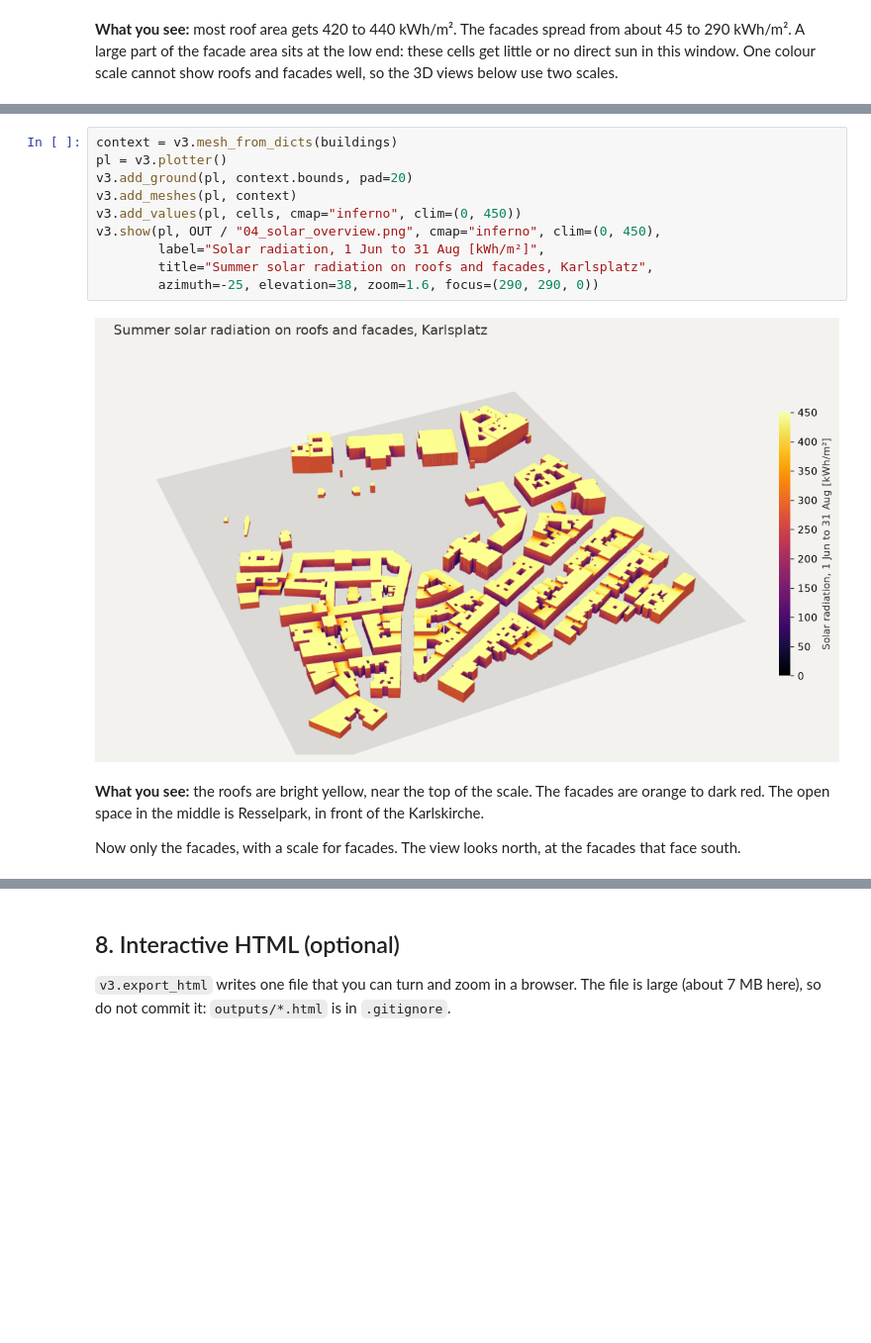
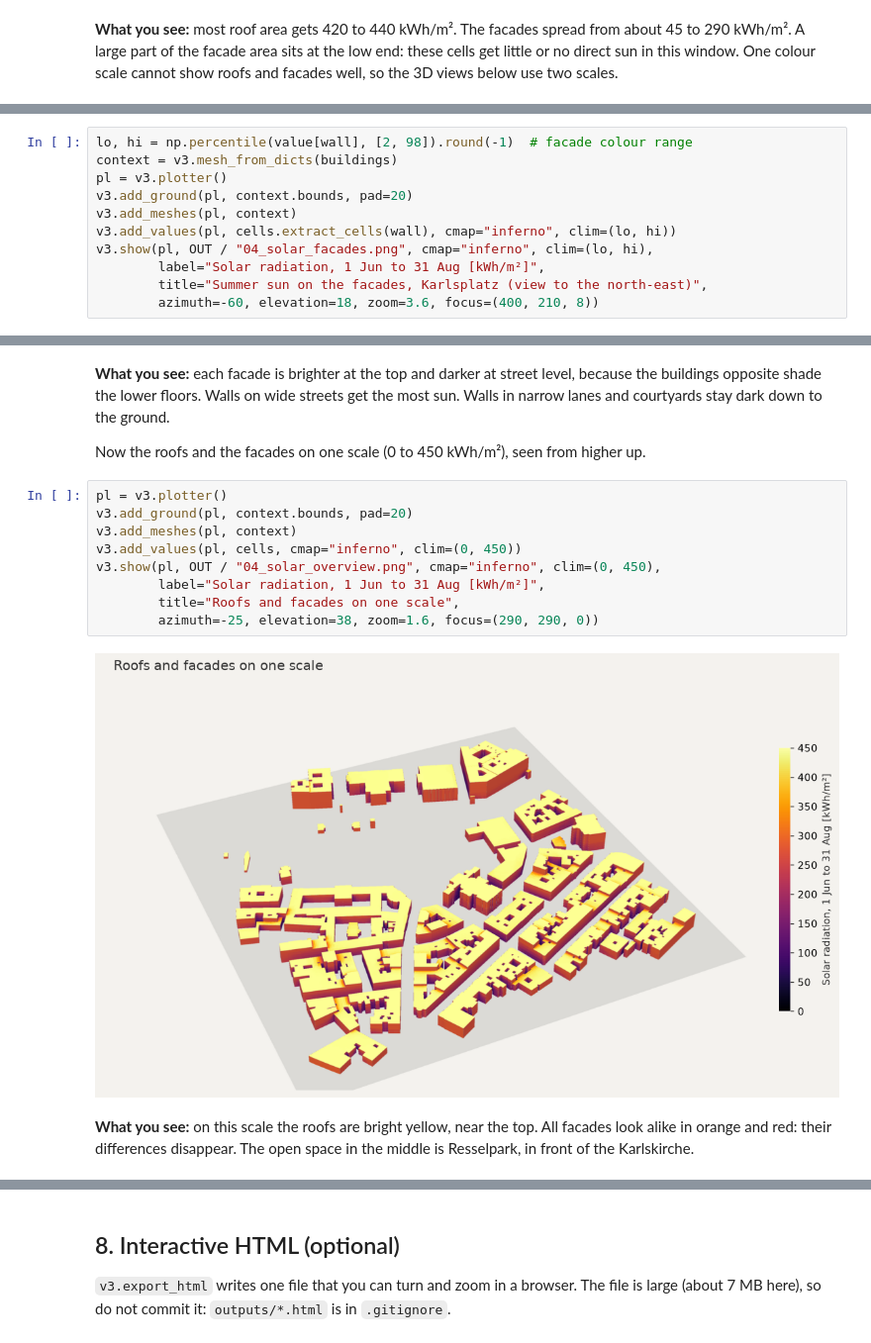
Before and after one commit to Infrared-city/infrared-skills, a Jupyter notebook: cookbook/notebooks/04_solar_facades_3d.ipynb, the cells around one changed output, grey strips where cells are left out. Shown at 99% size. Saved outputs shown, nothing was run; the diff lists cells and outputs as text; blank space fills up the shorter version.

```diff
--- a/cookbook/notebooks/04_solar_facades_3d.ipynb
+++ b/cookbook/notebooks/04_solar_facades_3d.ipynb
@@ -155,0 +160,11 @@ or no direct sun in this window. One colour scale cannot show roofs and facades
+# %%
+lo, hi = np.percentile(value[wall], [2, 98]).round(-1)  # facade colour range
+context = v3.mesh_from_dicts(buildings)
+pl = v3.plotter()
+v3.add_ground(pl, context.bounds, pad=20)
+v3.add_meshes(pl, context)
+v3.add_values(pl, cells.extract_cells(wall), cmap="inferno", clim=(lo, hi))
+v3.show(pl, OUT / "04_solar_facades.png", cmap="inferno", clim=(lo, hi),
+        label="Solar radiation, 1 Jun to 31 Aug [kWh/m²]",
+        title="Summer sun on the facades, Karlsplatz (view to the north-east)",
+        azimuth=-60, elevation=18, zoom=3.6, focus=(400, 210, 8))
@@ -156,17 +173,21 @@ or no direct sun in this window. One colour scale cannot show roofs and facades
+# %% [markdown]
+**What you see:** each facade is brighter at the top and darker at street level, because the
+buildings opposite shade the lower floors. Walls on wide streets get the most sun. Walls in
+narrow lanes and courtyards stay dark down to the ground.
+
+Now the roofs and the facades on one scale (0 to 450 kWh/m²), seen from higher up.
 # %%
-context = v3.mesh_from_dicts(buildings)
 pl = v3.plotter()
 v3.add_ground(pl, context.bounds, pad=20)
 v3.add_meshes(pl, context)
 v3.add_values(pl, cells, cmap="inferno", clim=(0, 450))
 v3.show(pl, OUT / "04_solar_overview.png", cmap="inferno", clim=(0, 450),
         label="Solar radiation, 1 Jun to 31 Aug [kWh/m²]",
-        title="Summer solar radiation on roofs and facades, Karlsplatz",
+        title="Roofs and facades on one scale",
         azimuth=-25, elevation=38, zoom=1.6, focus=(290, 290, 0))
 # %% [output]
-[figure, old version]
+[figure, new version]
 # %% [markdown]
-**What you see:** the roofs are bright yellow, near the top of the scale. The facades are
-orange to dark red. The open space in the middle is Resselpark, in front of the Karlskirche.
-
-Now only the facades, with a scale for facades. The view looks north, at the facades that face south.
+**What you see:** on this scale the roofs are bright yellow, near the top. All facades look
+alike in orange and red: their differences disappear. The open space in the middle is
+Resselpark, in front of the Karlskirche.
```
Also changed, not shown: parts of 5 cells of this notebook, 3 other files.
